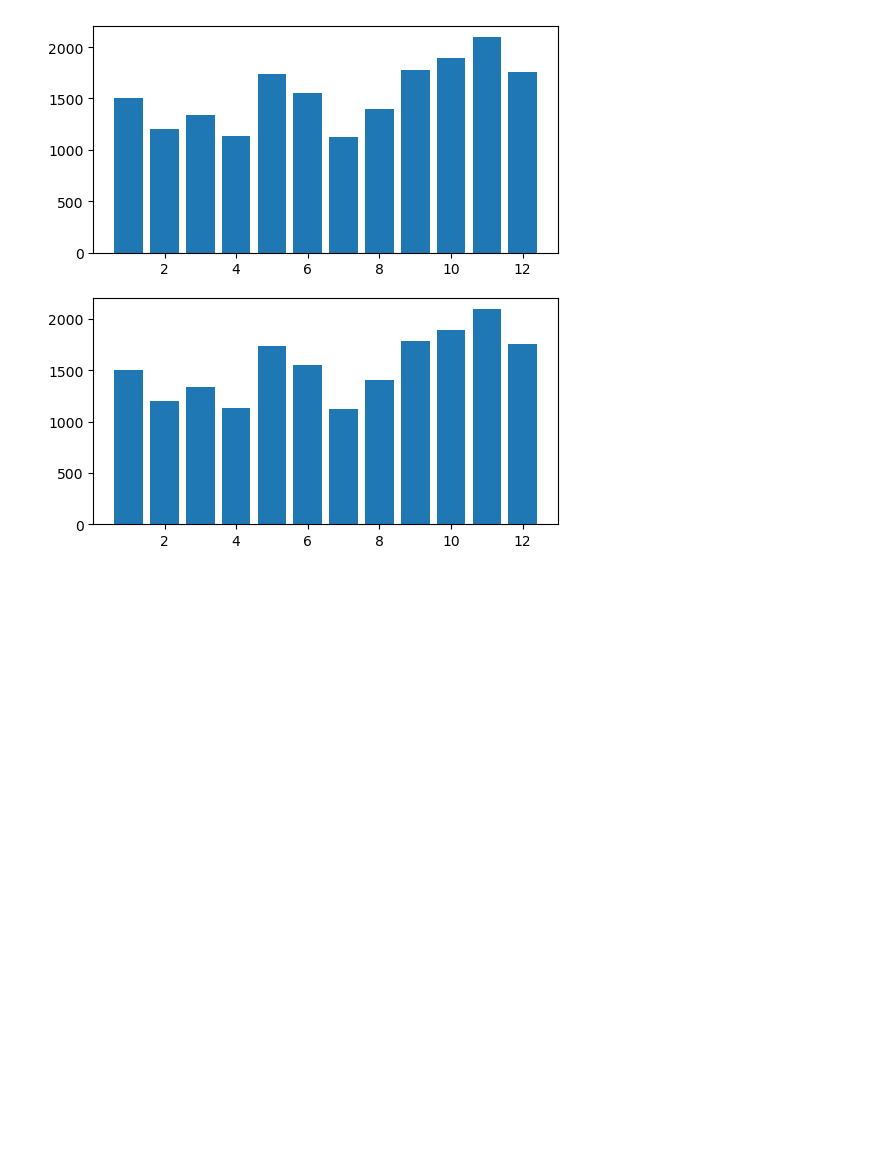
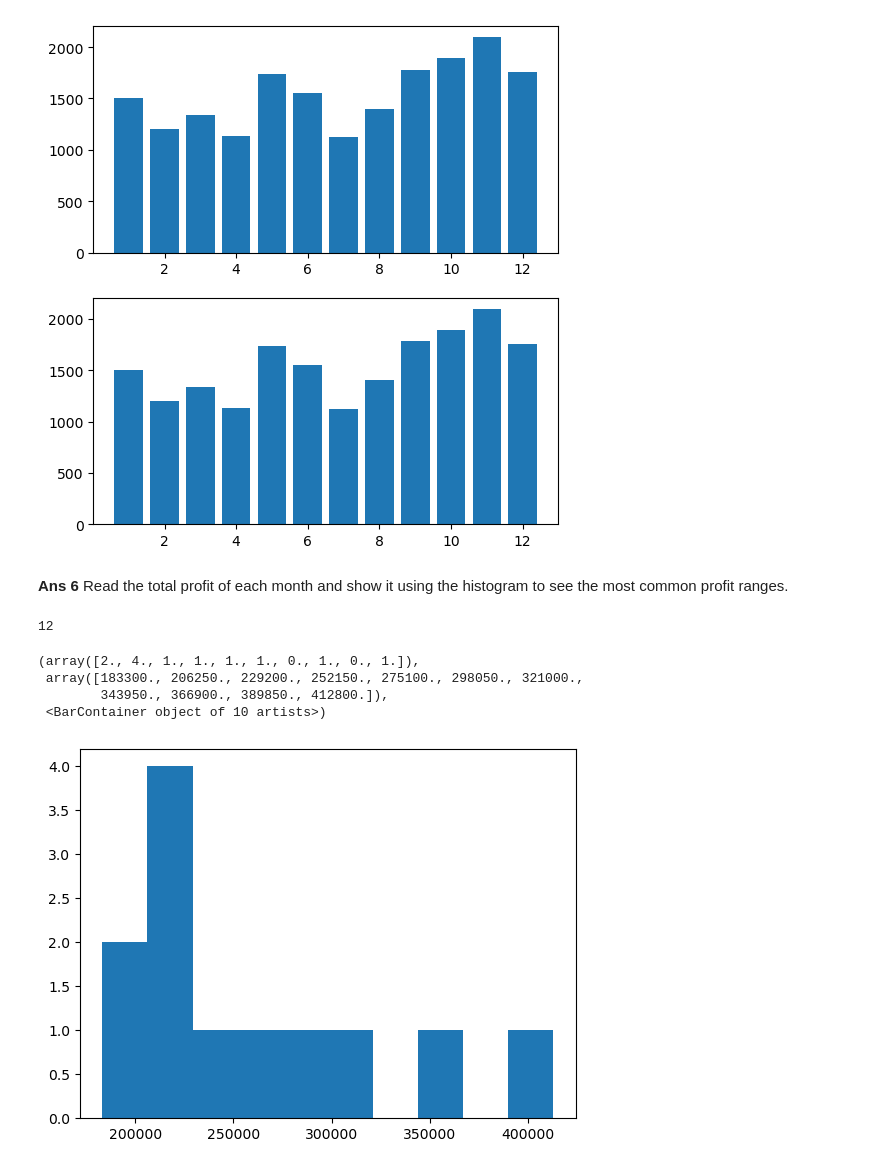
Before and after one commit to tusharshukla34/Advance-Python, a Jupyter notebook: Matplot Practice Question/Untitled.ipynb, the cells around one changed output. Drawn from its saved outputs; the diff is of its cells as text; code cells hidden in the pictures; blank space fills up the shorter version.

```diff
--- a/Matplot Practice Question/Untitled.ipynb
+++ b/Matplot Practice Question/Untitled.ipynb
@@ -86,3 +86,19 @@ plt.show
 plt.savefig("Ans 4.jpg")
 # %% [output]
 [figure]
+# %% [markdown]
+**Ans 6** Read the total profit of each month
+and show it using the histogram to see the most
+common profit ranges.
+# %%
+df['month_number'].nunique()
+# %% [output]
+12
+# %%
+plt.hist(df['total_profit'])
+# %% [output]
+(array([2., 4., 1., 1., 1., 1., 0., 1., 0., 1.]),
+ array([183300., 206250., 229200., 252150., 275100., 298050., 321000.,
+        343950., 366900., 389850., 412800.]),
+ <BarContainer object of 10 artists>)
+[figure, added]
```
Also changed, not shown: parts of 7 cells of this notebook.
